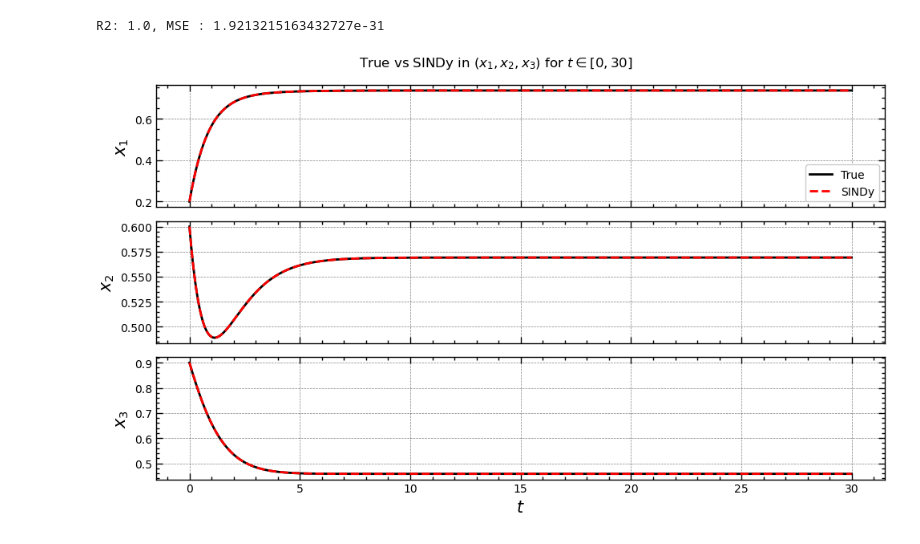
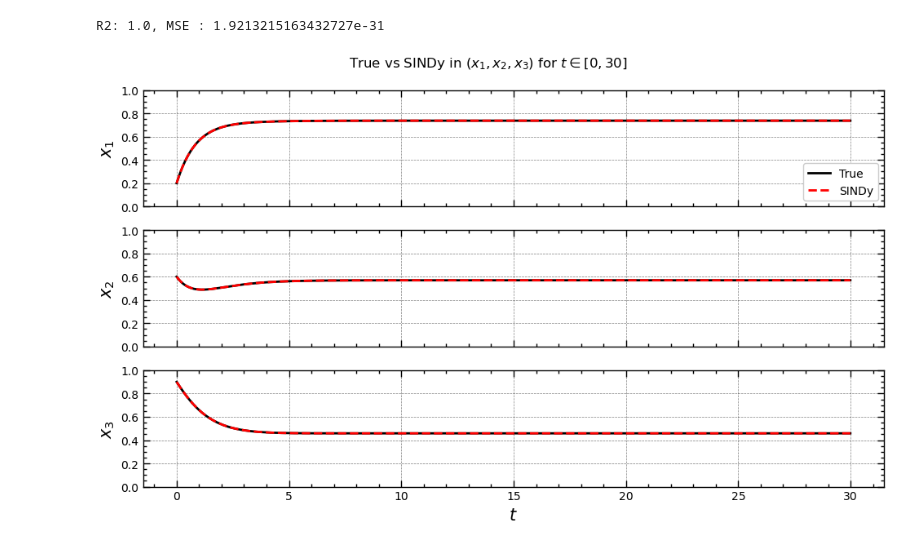
Before and after one commit to sandromikautadze/sindy-thesis, a Jupyter notebook: hopfield.ipynb, the cells around one changed output. Saved outputs shown, nothing was run; the diff lists cells and outputs as text; code cells hidden in the pictures.

```diff
--- a/hopfield.ipynb
+++ b/hopfield.ipynb
@@ -58,12 +58,12 @@ def hopfield2d(t, x, weights=[1, -1], activation_type="sigmoid"):
         raise Exception("Input must be a string for the activation_type argument and list for weights.")
 
 # auxiliary functions
-def plot_phase_plane(x, y, model_sim_x, model_sim_y, x0, fp, title=""):
+def plot_phase_plane(x, y, model_sim_x, model_sim_y, x0, fp, offset, title=""):
     plt.figure(figsize=(8, 6))
     plt.plot(x, y, c="k", label="True")
     plt.plot(model_sim_x, model_sim_y, "r--", label="SINDy")
     plt.plot(fp[0], fp[1], 'ko', markersize=8)
-    plt.text(fp[0]+0.025, fp[1]+0.025, "Fixed point", fontsize = 10)
+    plt.text(fp[0] + offset[0], fp[1] + offset[1], "Fixed point", fontsize = 10)
     plt.plot(x0[0], x0[1], c="k", markersize=15)
     # plt.text(fp[0]+0.025, fp[1]+0.025, "Fixed point", fontsize = 10)
     plt.xlabel("$x_1$")
@@ -200,7 +155,8 @@ for activation in activations:
         r2_dict[f"{activation}-{weight}"] = r2
         model.print()
         print(f"R2: {r2}\tMSE: {round(mse,3)}")
-        plot_phase_plane(x, y, model_sim_x, model_sim_y, x0, fp, title = f"\n$J_{{12}}$={weight[0]} and $J_{{21}}$={weight[1]}, Activation {activation}")
+        offset = [0.05,0.01] if activation == "tanh" and weight == [1, -1] else [0.025, 0.01]
+        plot_phase_plane(x, y, model_sim_x, model_sim_y, x0, fp, offset, title = f"\n$J_{{12}}$={weight[0]} and $J_{{21}}$={weight[1]}, Activation {activation}")
         plot_time_series(t, x, y, model_sim_x, model_sim_y)
         i += 1
 # %% [output]
@@ -348,27 +305,30 @@ R2: 1.0, MSE : 1.9213215163432727e-31
 # %%
 fig, axes = plt.subplots(3, 1, figsize=(10, 6))
 
 axes[0].plot(t, x, label='True', c = "k")
 axes[0].plot(t, model_sim_x, "r--", label='SINDy')
 axes[0].set_ylabel('$x_1$', fontsize = 15)
 axes[0].legend(loc = "lower right", prop={'size': 10})
 axes[0].xaxis.set_ticklabels([])
 axes[0].yaxis.set_tick_params(labelsize=10)
+axes[0].set_ylim((0,1))
 
 axes[1].plot(t, y, c = "k")
 axes[1].plot(t, model_sim_y, "r--")
 axes[1].set_ylabel('$x_2$', fontsize = 15)
 axes[1].xaxis.set_ticklabels([])
 axes[1].yaxis.set_tick_params(labelsize=10)
+axes[1].set_ylim((0,1))
 
 axes[2].plot(t, z, c = "k")
 axes[2].plot(t, model_sim_z, "r--")
 axes[2].set_xlabel('$t$', fontsize = 15)
 axes[2].set_ylabel('$x_3$', fontsize = 15)
 axes[2].xaxis.set_tick_params(labelsize=10)
 axes[2].yaxis.set_tick_params(labelsize=10)
+axes[2].set_ylim((0,1))
 plt.suptitle(f"True vs SINDy in $(x_1,x_2,x_3)$ for $t\in[0,30]$")
 plt.tight_layout()
 plt.show()
 # %% [output]
-[figure, old version]
+[figure, new version]
```
Also changed, not shown: parts of 4 cells of this notebook.
